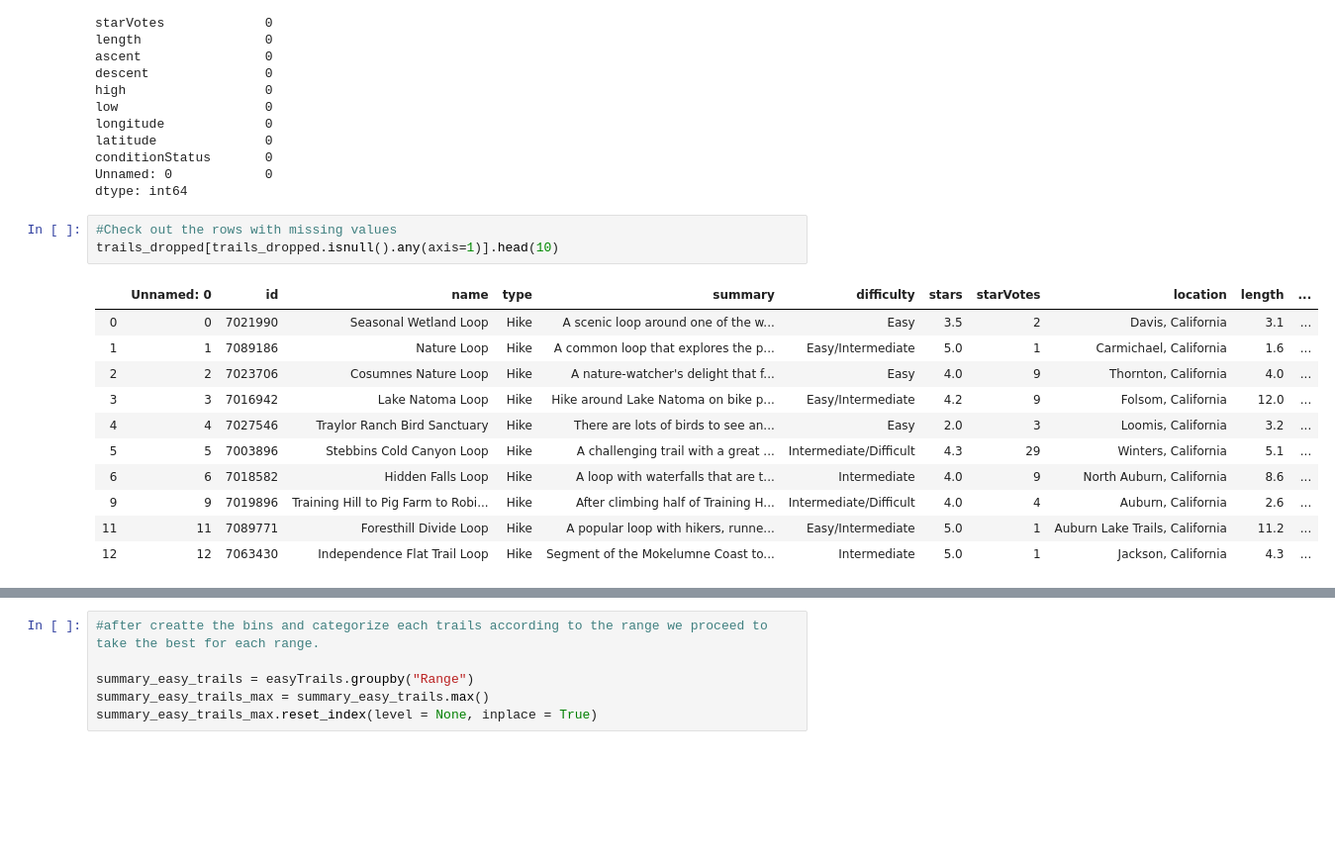
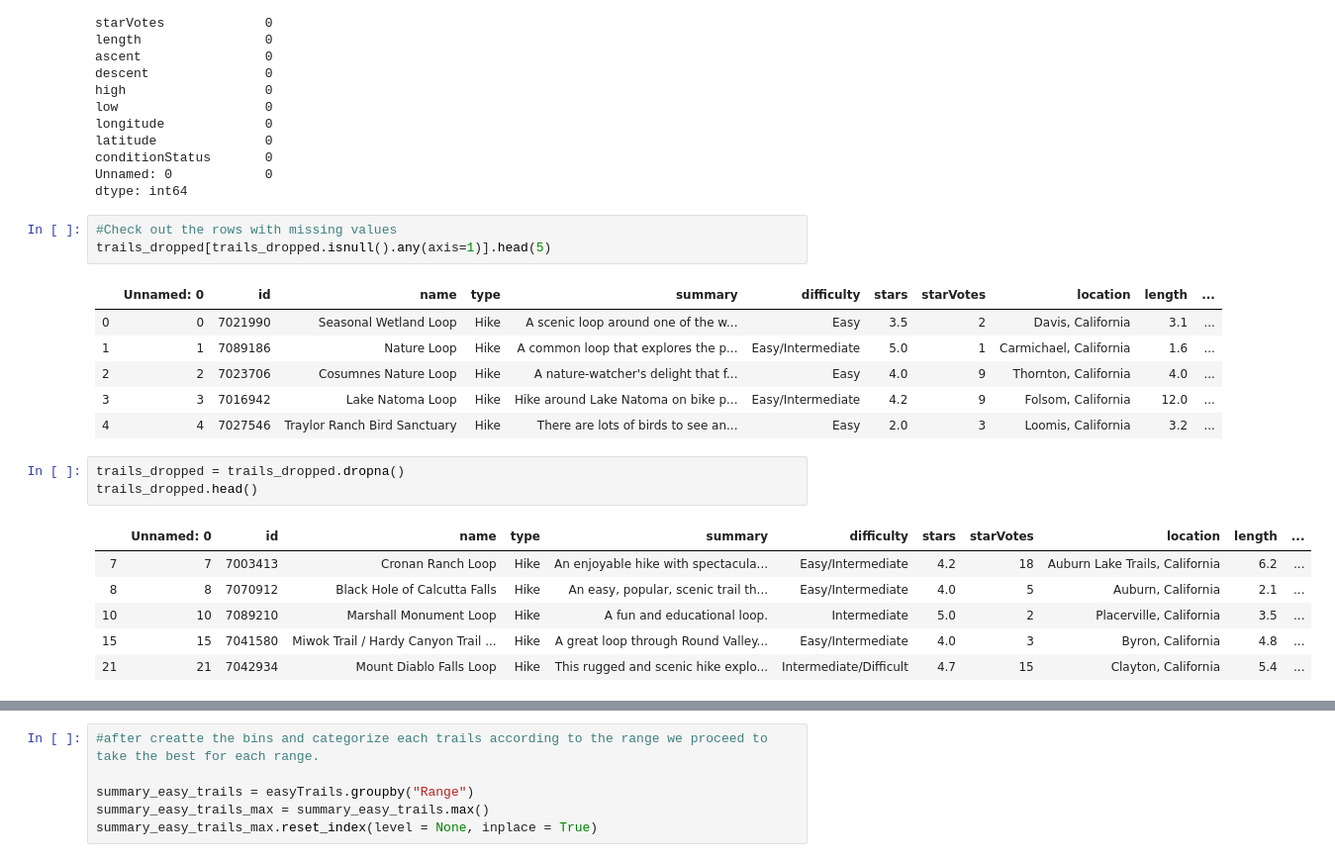
Before and after one commit to benitezal06/Sacramento-Trails, a Jupyter notebook: Ruben-Data Elevation/Hiking-DataCleaningAnalysis-Elevation.ipynb, the cells around one changed output, grey strips where cells are left out. Shown at 99% size. Saved outputs shown, nothing was run; the diff lists cells and outputs as text; blank space fills up the shorter version.

```diff
--- a/Ruben-Data Elevation/Hiking-DataCleaningAnalysis-Elevation.ipynb
+++ b/Ruben-Data Elevation/Hiking-DataCleaningAnalysis-Elevation.ipynb
@@ -52,16 +53,21 @@ Unnamed: 0            0
 dtype: int64
 # %%
 #Check out the rows with missing values
-trails_dropped[trails_dropped.isnull().any(axis=1)].head(10)
+trails_dropped[trails_dropped.isnull().any(axis=1)].head(5)
 # %% [output]
 |  | Unnamed: 0 | id | name | type | summary | difficulty | stars | starVotes | location | length | ... |
 | 0 | 0 | 7021990 | Seasonal Wetland Loop | Hike | A scenic loop around one of the w... | Easy | 3.5 | 2 | Davis, California | 3.1 | ... |
 | 1 | 1 | 7089186 | Nature Loop | Hike | A common loop that explores the p... | Easy/Intermediate | 5.0 | 1 | Carmichael, California | 1.6 | ... |
 | 2 | 2 | 7023706 | Cosumnes Nature Loop | Hike | A nature-watcher's delight that f... | Easy | 4.0 | 9 | Thornton, California | 4.0 | ... |
 | 3 | 3 | 7016942 | Lake Natoma Loop | Hike | Hike around Lake Natoma on bike p... | Easy/Intermediate | 4.2 | 9 | Folsom, California | 12.0 | ... |
 | 4 | 4 | 7027546 | Traylor Ranch Bird Sanctuary | Hike | There are lots of birds to see an... | Easy | 2.0 | 3 | Loomis, California | 3.2 | ... |
-| 5 | 5 | 7003896 | Stebbins Cold Canyon Loop | Hike | A challenging trail with a great ... | Intermediate/Difficult | 4.3 | 29 | Winters, California | 5.1 | ... |
-| 6 | 6 | 7018582 | Hidden Falls Loop | Hike | A loop with waterfalls that are t... | Intermediate | 4.0 | 9 | North Auburn, California | 8.6 | ... |
-| 9 | 9 | 7019896 | Training Hill to Pig Farm to Robi... | Hike | After climbing half of Training H... | Intermediate/Difficult | 4.0 | 4 | Auburn, California | 2.6 | ... |
-| 11 | 11 | 7089771 | Foresthill Divide Loop | Hike | A popular loop with hikers, runne... | Easy/Intermediate | 5.0 | 1 | Auburn Lake Trails, California | 11.2 | ... |
-| 12 | 12 | 7063430 | Independence Flat Trail Loop | Hike | Segment of the Mokelumne Coast to... | Intermediate | 5.0 | 1 | Jackson, California | 4.3 | ... |
+# %%
+trails_dropped = trails_dropped.dropna()
+trails_dropped.head()
+# %% [output]
+|  | Unnamed: 0 | id | name | type | summary | difficulty | stars | starVotes | location | length | ... |
+| 7 | 7 | 7003413 | Cronan Ranch Loop | Hike | An enjoyable hike with spectacula... | Easy/Intermediate | 4.2 | 18 | Auburn Lake Trails, California | 6.2 | ... |
+| 8 | 8 | 7070912 | Black Hole of Calcutta Falls | Hike | An easy, popular, scenic trail th... | Easy/Intermediate | 4.0 | 5 | Auburn, California | 2.1 | ... |
+| 10 | 10 | 7089210 | Marshall Monument Loop | Hike | A fun and educational loop. | Intermediate | 5.0 | 2 | Placerville, California | 3.5 | ... |
+| 15 | 15 | 7041580 | Miwok Trail / Hardy Canyon Trail ... | Hike | A great loop through Round Valley... | Easy/Intermediate | 4.0 | 3 | Byron, California | 4.8 | ... |
+| 21 | 21 | 7042934 | Mount Diablo Falls Loop | Hike | This rugged and scenic hike explo... | Intermediate/Difficult | 4.7 | 15 | Clayton, California | 5.4 | ... |
```
Also changed, not shown: parts of 10 cells of this notebook.
